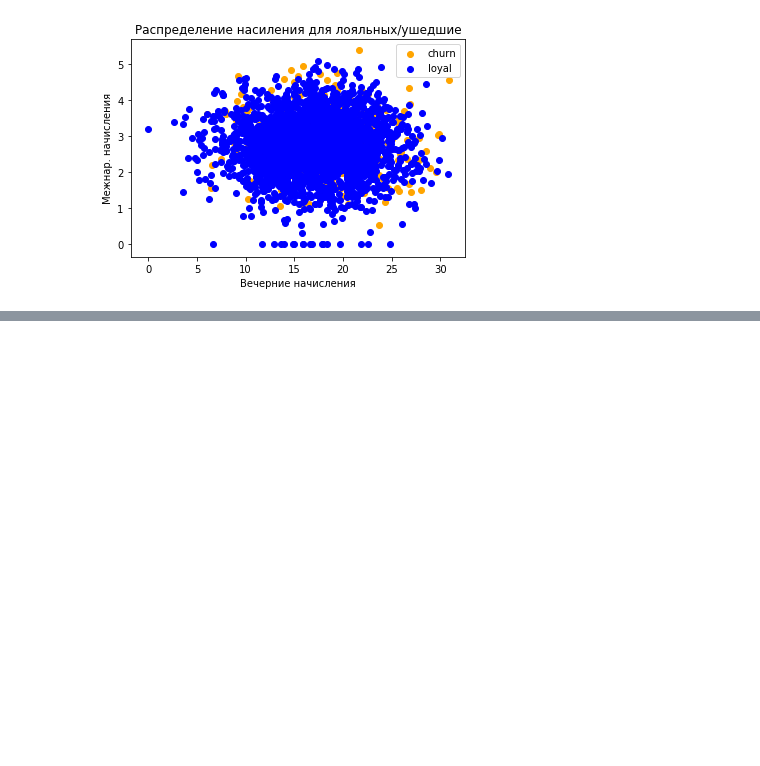
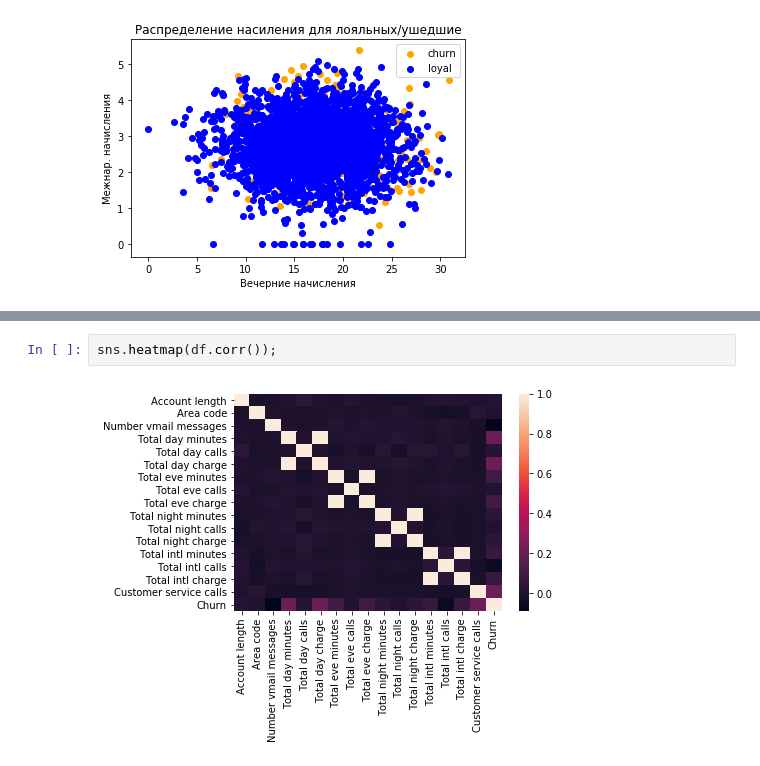
Before and after one commit to lluidesia/my-data-science-study-jam, a Jupyter notebook: Mlcourse_open/Week2__visual_analysis/my_video_lesson4.ipynb, the cells around one changed output, grey strips where cells are left out. Cells and saved outputs as stored; diff of their text form; blank space fills up the shorter version.

```diff
--- a/Mlcourse_open/Week2__visual_analysis/my_video_lesson4.ipynb
+++ b/Mlcourse_open/Week2__visual_analysis/my_video_lesson4.ipynb
@@ -115,0 +137,4 @@ plt.legend();
+# %%
+sns.heatmap(df.corr());
+# %% [output]
+[figure, added]
```
Also changed, not shown: parts of 23 cells of this notebook, 5 other files.
